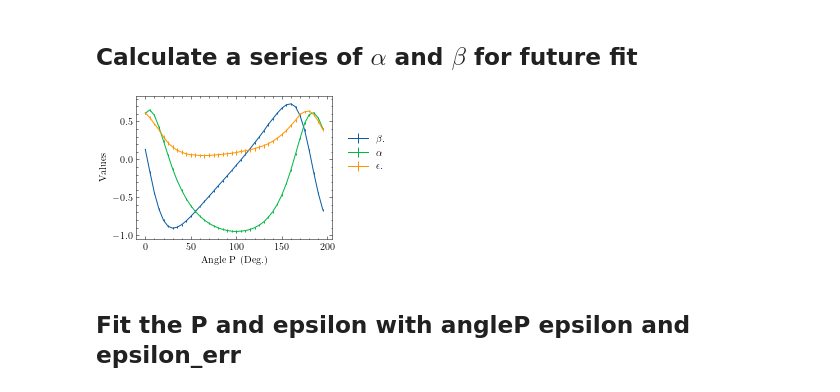
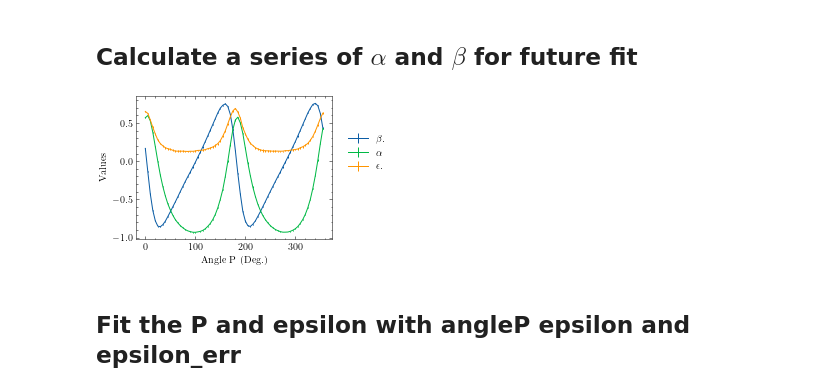
Before and after one commit to cxypnp/refractionIndexJUNO, a Jupyter notebook: fitcalibration_jinhao.ipynb, the cells around one changed output. Cells and saved outputs as stored; diff of their text form; code cells hidden in the pictures.

Commit message:
Add the statistic err of the PMT

```diff
--- a/fitcalibration_jinhao.ipynb
+++ b/fitcalibration_jinhao.ipynb
@@ -169,17 +169,18 @@ angleP_radian=[]
 angleA=npy.array([(i+1)*10/180*pi for i in range(36)])
 
 angleP=[]
+# signal_err=[]
 # angleA=angleA[3:-3]
 
-for ip in range(40):
+for ip in range(72):
     signal_cut=npy.array([])
     time_cut=npy.array([])
     angleP_temp=ip*5    #in degree
     window=10
     angleP.append(angleP_temp)
     angleP_radian.append(angleP_temp/180*pi)
-    data_measurement=reader('dataSi/calibration/measurement.txt','w450'+'p'+str(int(angleP_temp)),'measurement')
-    data_monitor=reader('dataSi/calibration/monitor.txt','w450'+'p'+str(int(angleP_temp)),'monitor')
+    data_measurement=reader('dataSi/calibration/measurement.txt','w500'+'p'+str(int(angleP_temp)),'measurement')
+    data_monitor=reader('dataSi/calibration/monitor.txt','w500'+'p'+str(int(angleP_temp)),'monitor')
     # print(len(data_measurement.current))
     # print(len(data_monitor.current))
     length=-len(data_measurement.current)+len(data_monitor.current)
@@ -189,12 +190,25 @@ for ip in range(40):
 
     data_monitor.time=data_monitor.time[length:]
     data_monitor.current=data_monitor.current[length:]
+    monitor_cut=data_monitor.current
+    measurement_cut=data_measurement.current
     # data_measurement.time=data_measurement.time[0:length]
     # data_measurement.current=data_measurement.current[0+b[ip]:length+b[ip]]
     # data_measurement.current=savgol_filter(npy.array(data_measurement.current),window,3)
     # data_monitor.current=savgol_filter(npy.array(data_monitor.current),window,3)
 
     signal=npy.array(data_measurement.current)/npy.array(data_monitor.current)
+    # # A model to calculate the statistic uncertainty
+    # for k in len(signal):
+    #     errTotal=0
+    #     for j in range(len(measurementData.current)):
+    #         a=-1*measurementData.current[j]
+    #         b=-1*monitorData.current[j]
+    #         sigma_a=npy.sqrt(a*1e-6*1/1.602*1e19/4.2*1e-6)*1.602*1e-19*1e6*4.2*1e6
+    #         sigma_b=npy.sqrt(b*1e-6*1/1.602*1e19/0.7*1e-6)*1.602*1e-19*1e6*0.7*1e6
+    #         errTotal+=npy.sqrt( sigma_a**2/(b**2)+a**2/(b**4)*sigma_b**2-2*a/(b**3)*sigma_b*sigma_a)
+    #         errTotal+=npy.sqrt( a/(b**2)+a**2/(b**3))
+    #     signal_err.append( errTotal/len(measurementData.current) )
     # for i in range(36):
     #     signal_cut=npy.append(signal_cut,signal[i*16:i*16+16])
     #     time_cut=npy.append(time_cut,data_measurement.time[i*16:i*16+16])
@@ -222,13 +236,31 @@ for ip in range(40):
     correction=1.028
     cut=2
     signal_mean=[]
+    signal_err=[]
     for i in range(36):
         run=int(i*period*correction+delaytime)
         stop=int((i+1)*period*correction+delaytime)
         signal_cut=npy.array(signal[run+cut:stop-cut])
+        monitor_cut=npy.array(data_monitor.current[run+cut:stop-cut])
+        measurement_cut=npy.array(data_measurement.current[run+cut:stop-cut])
         time_cut=npy.array(data_measurement.time[run+cut:stop-cut])
         signalmean=npy.mean(signal_cut)               #this is the signal for fit
         signal_mean.append(signalmean)
+        if len(measurement_cut)!=len(monitor_cut): print(ip,i,len(measurement_cut),len(monitor_cut))
+        # add signal err
+
+        errTotal=0
+        for j in range(len(signal_cut)):
+
+            a=-1*measurement_cut[j]
+            b=-1*monitor_cut[j]
+            sigma_a=npy.sqrt(a*1e-6*1/1.602*1e19/4.2*1e-6)*1.602*1e-19*1e6*4.2*1e6
+            sigma_b=npy.sqrt(b*1e-6*1/1.602*1e19/0.7*1e-6)*1.602*1e-19*1e6*0.7*1e6
+            errTotal+=npy.sqrt( sigma_a**2/(b**2)+a**2/(b**4)*sigma_b**2-2*a/(b**3)*sigma_b*sigma_a)
+            errTotal+=npy.sqrt( a/(b**2)+a**2/(b**3))
+
+        signal_err.append( errTotal/len(signal_cut) )
+
         signalmean_list=[signalmean]*(stop-run-2*cut)
         ax[0].plot(time_cut,signal_cut,color='grey')#,color='blue)
         ax[0].plot(time_cut,signalmean_list,linewidth=1.2)#,color='blue)
@@ -236,7 +268,7 @@ for ip in range(40):
     ax1=ax[1].twinx()
     ax[1].plot(data_measurement.time,data_measurement.current,label='measurement')
     ax1.plot(data_monitor.time,data_monitor.current,label='monitor',color='orange')
-    fig.suptitle(str(round(ip*2.5,1))+' Deg. Intensity Vs. Time')
+    fig.suptitle(str(round(ip*5,1))+' Deg. Intensity Vs. Time')
     fig.subplots_adjust(hspace=0.1)
     fig.patch.set_facecolor('white')
     # ax[0].legend()
@@ -245,8 +277,11 @@ for ip in range(40):
     fig.legend(bbox_to_anchor=(0.95, 0.7), loc=2, borderaxespad=0)
     # plt.close()
 
-    if ip< 5: fig.savefig('cali_figure/'+ str(round(ip*5,0))+ 'DegIntensityVsTime.png',dpi=1000)
+    if ip==1 or ip==37: fig.savefig('cali_figure/'+ str(round(ip*5,0))+ 'DegIntensityVsTime.png',dpi=1000)
     plt.close()
+
+
+
 
     # print(signal_mean)
     # print(npy.sqrt(signal_mean))
@@ -270,14 +305,15 @@ for ip in range(40):
     # print(para)
     # print(err)
     signal_mean=npy.array(signal_mean)
-    signal_err=npy.sqrt(signal_mean).real
+    signal_err=npy.array(signal_err)
+    # signal_err=npy.sqrt(signal_mean).real
     # print(signal_mean,signal_err)
     # signal_mean=signal_mean[3:-3]
     # signal_err=signal_err[3:-3]
 
     p0=[2,0,0]
     # p0=[2,0,0,1]
-    para,cov=curve_fit(intensityFun,angleA,signal_mean,p0)
+    para,cov=curve_fit(intensityFun,angleA,signal_mean,p0,signal_err)
     err=[]
     err.append(sqrt(cov[0][0]))
     err.append(sqrt(cov[1][1]))
@@ -300,36 +336,36 @@ for ip in range(40):
     fit_info = []
     for p, v, e in zip(parameters, para,err):
         fit_info.append(f"{p} = ${v:.3f} \\pm {e:.3f}$")
     ax[1].set_xlabel('Angle A')
     ax[0].set_ylabel('Intensity')
     ax[0].plot(angleA,signal_mean,label='Ori. signal',linewidth=1,color='orange')#,color='blue)
     ax[0].plot(angleA,signal_fit,label='Fitted signal',linestyle="--",color='k',linewidth=1)#,color='blue)
     ax[1].set_ylabel('Ratio')
     ax[1].plot(angleA,ratio_fit,'.',label='Ori. Vs. Fitted',markersize=1)
     plt.fill_between(angleA,npy.mean(ratio_fit)+npy.std(ratio_fit),npy.mean(ratio_fit)-npy.std(ratio_fit),alpha=0.3)
     ax[1].fill
     fig.legend(title="\n".join(fit_info),bbox_to_anchor=(0.95, 0.7), loc=2, borderaxespad=0)
-    fig.suptitle(str(ip*2.5)+' Deg. Fit Result')
+    fig.suptitle(str(ip*5)+' Deg. Fit Result')
     # ax[0].legend(title="\n".join(fit_info))
     # ax[0].legend()
     # ax[1].legend()
     fig.patch.set_facecolor('white')
-    if ip<5: fig.savefig('cali_figure/fit'+ str(ip*5)+ 'DegIntensityVsTime.png',dpi=1000)
+    if ip==1 or ip==37: fig.savefig('cali_figure/fit'+ str(ip*5)+ 'DegIntensityVsTime.png',dpi=1000)
     plt.close()
 # print(epsilon)
 # print(epsilon_err)
 fig,ax=plt.subplots()
 ax.errorbar(angleP,beta,beta_err,label='$\\beta$.',linewidth=1)#''',color='orange')'''#,color='blue)
 ax.errorbar(angleP,alpha,alpha_err,label='$\\alpha$',linewidth=1)#,color='orange')#,color='blue)
 ax.errorbar(angleP,epsilon,epsilon_err,label='$\\epsilon$.',linewidth=1)#,color='orange')#,color='blue)
 ax.set_xlabel('Angle P (Deg.)')
 ax.set_ylabel('Values')
 fig.legend(bbox_to_anchor=(0.95, 0.7), loc=2, borderaxespad=0)
 fig.patch.set_facecolor('white')
 fig.savefig('cali_figure/alphabeta.png',dpi=1000)
 # print(angleP)
 # %% [output]
-[figure, old version]
+[figure, new version]
 # %% [markdown]
 ## Fit the P and epsilon with angleP epsilon and epsilon_err
 # %%
```
Also changed, not shown: parts of 3 cells of this notebook.
